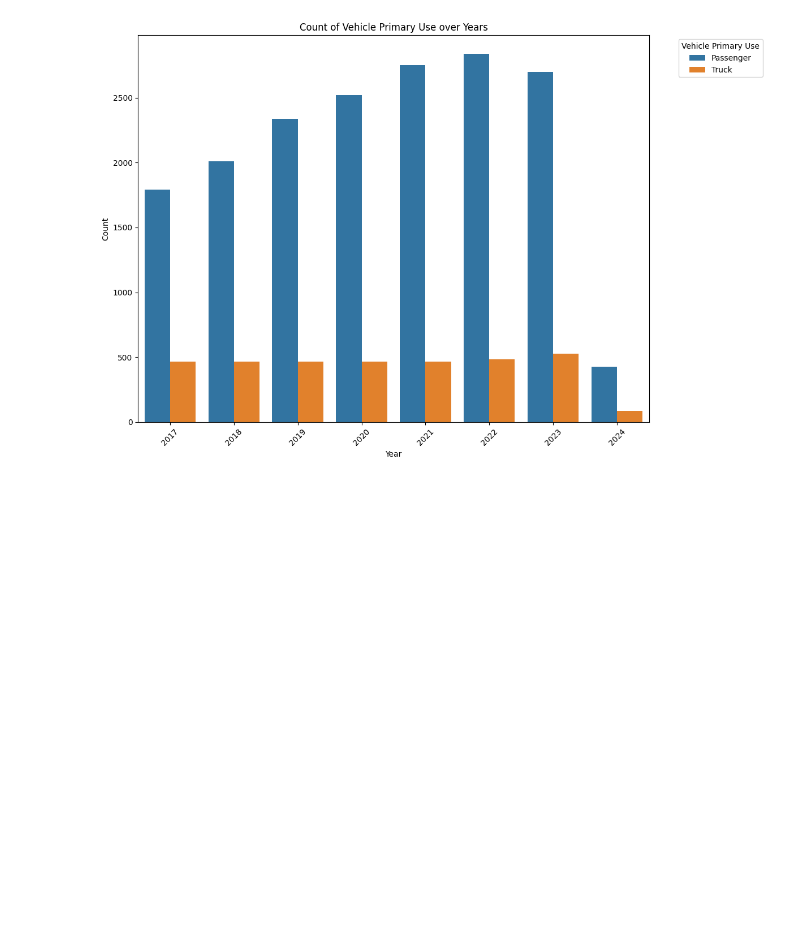
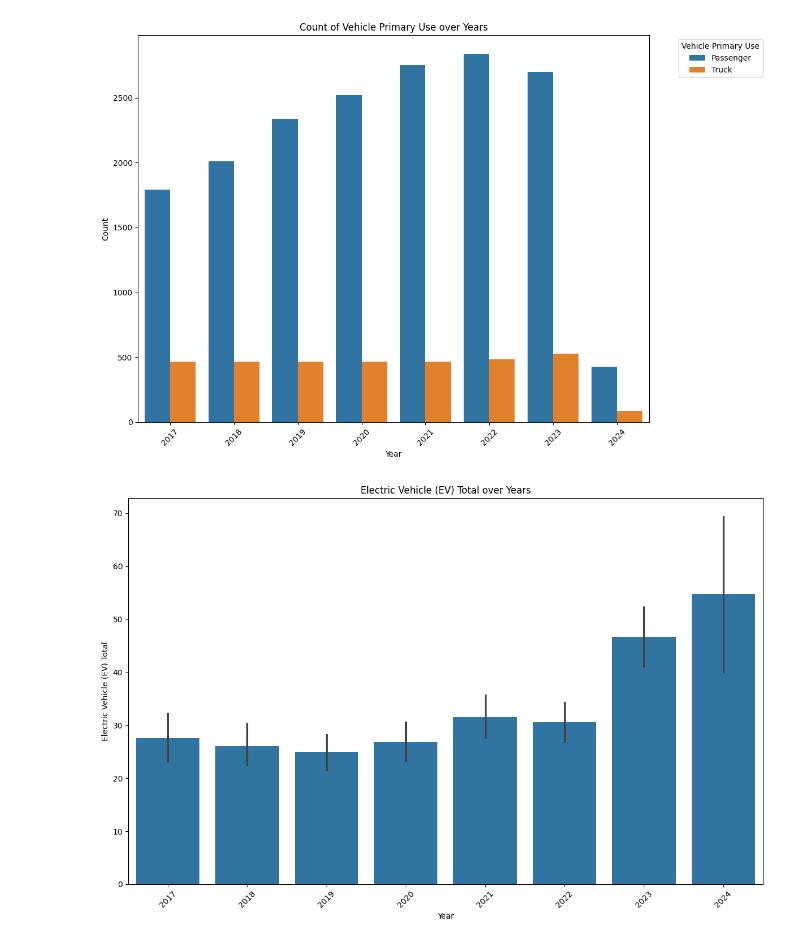
Before and after one commit to khelifaYacine/Electric_Vehicule_Population-by-Country, a Jupyter notebook: EDA.ipynb, the cells around one changed output. Drawn from its saved outputs; the diff is of its cells as text; code cells hidden in the pictures; blank space fills up the shorter version.

```diff
--- a/EDA.ipynb
+++ b/EDA.ipynb
@@ -117,3 +117,15 @@ plt.tight_layout()
 plt.show()
 # %% [output]
 [figure]
+# %%
+# Tracer le graphique à barres
+plt.figure(figsize=(12, 8))
+sns.barplot(x="Year", y="Electric Vehicle (EV) Total", data=df)
+plt.title('Electric Vehicle (EV) Total over Years')
+plt.xlabel('Year')
+plt.ylabel('Electric Vehicle (EV) Total')
+plt.xticks(rotation=45)
+plt.tight_layout()
+plt.show()
+# %% [output]
+[figure, added]
```
Also changed, not shown: parts of 3 cells of this notebook.
